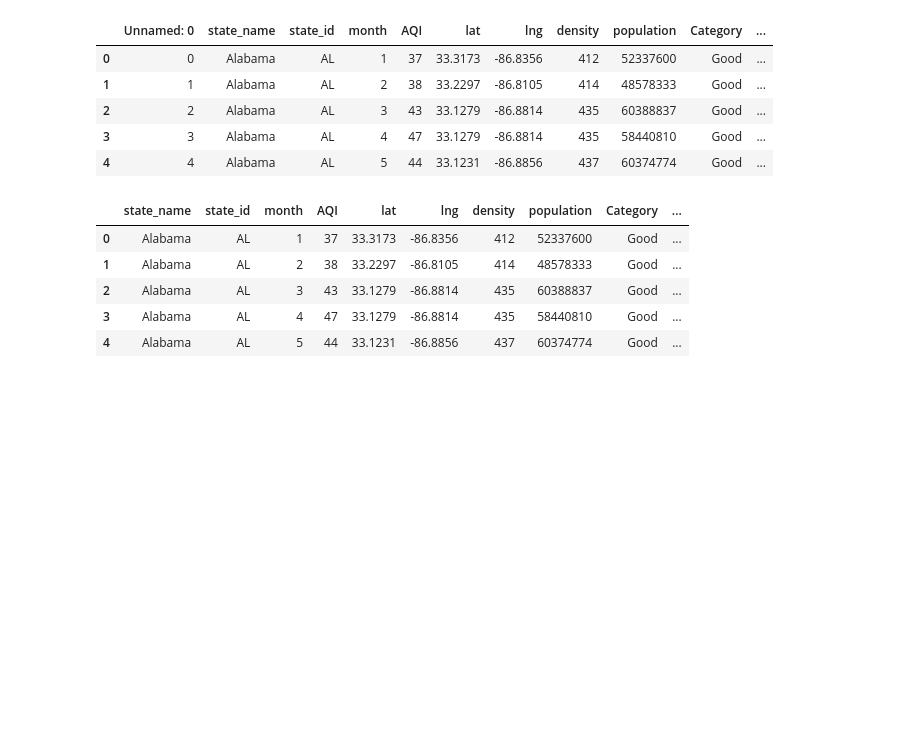
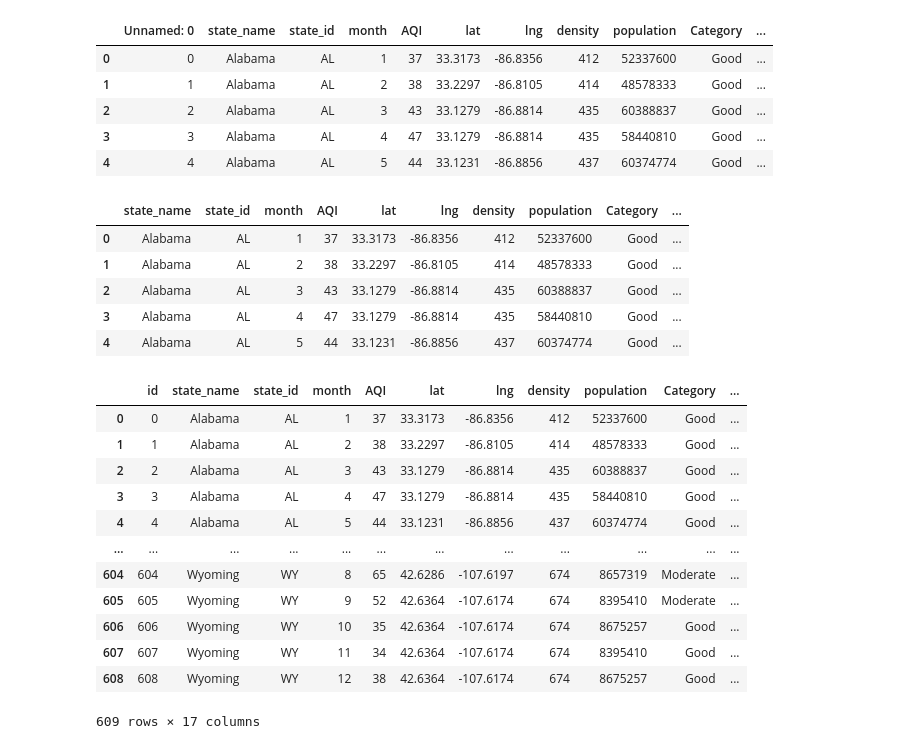
Before and after one commit to JenniferVasquez1/Project-3, a Jupyter notebook: static/Analysis/data_cleanup.ipynb, the cells around one changed output. Drawn from its saved outputs; the diff is of its cells as text; code cells hidden in the pictures; blank space fills up the shorter version.

```diff
--- a/static/Analysis/data_cleanup.ipynb
+++ b/static/Analysis/data_cleanup.ipynb
@@ -437,3 +437,5 @@ combined_df.head()
 | 4 | Alabama | AL | 5 | 44 | 33.1231 | -86.8856 | 437 | 60374774 | Good | ... |
 # %%
 combined_df.to_csv('../Resources/combined_df.csv')
+# %%
+con  = sqlite3.connect('../Resources/new_aqi_ngsDB.sqlite')
@@ -439,0 +448,16 @@ combined_df.to_csv('../Resources/combined_df.csv')
+# %%
+pd.read_sql('SELECT * FROM combined_df', con)
+# %% [output]
+|  | id | state_name | state_id | month | AQI | lat | lng | density | population | Category | ... |
+| 0 | 0 | Alabama | AL | 1 | 37 | 33.3173 | -86.8356 | 412 | 52337600 | Good | ... |
+| 1 | 1 | Alabama | AL | 2 | 38 | 33.2297 | -86.8105 | 414 | 48578333 | Good | ... |
+| 2 | 2 | Alabama | AL | 3 | 43 | 33.1279 | -86.8814 | 435 | 60388837 | Good | ... |
+| 3 | 3 | Alabama | AL | 4 | 47 | 33.1279 | -86.8814 | 435 | 58440810 | Good | ... |
+| 4 | 4 | Alabama | AL | 5 | 44 | 33.1231 | -86.8856 | 437 | 60374774 | Good | ... |
+| ... | ... | ... | ... | ... | ... | ... | ... | ... | ... | ... | ... |
+| 604 | 604 | Wyoming | WY | 8 | 65 | 42.6286 | -107.6197 | 674 | 8657319 | Moderate | ... |
+| 605 | 605 | Wyoming | WY | 9 | 52 | 42.6364 | -107.6174 | 674 | 8395410 | Moderate | ... |
+| 606 | 606 | Wyoming | WY | 10 | 35 | 42.6364 | -107.6174 | 674 | 8675257 | Good | ... |
+| 607 | 607 | Wyoming | WY | 11 | 34 | 42.6364 | -107.6174 | 674 | 8395410 | Good | ... |
+| 608 | 608 | Wyoming | WY | 12 | 38 | 42.6364 | -107.6174 | 674 | 8675257 | Good | ... |
+609 rows × 17 columns
```
Also changed, not shown: parts of 1 cell of this notebook, 1 other file.
